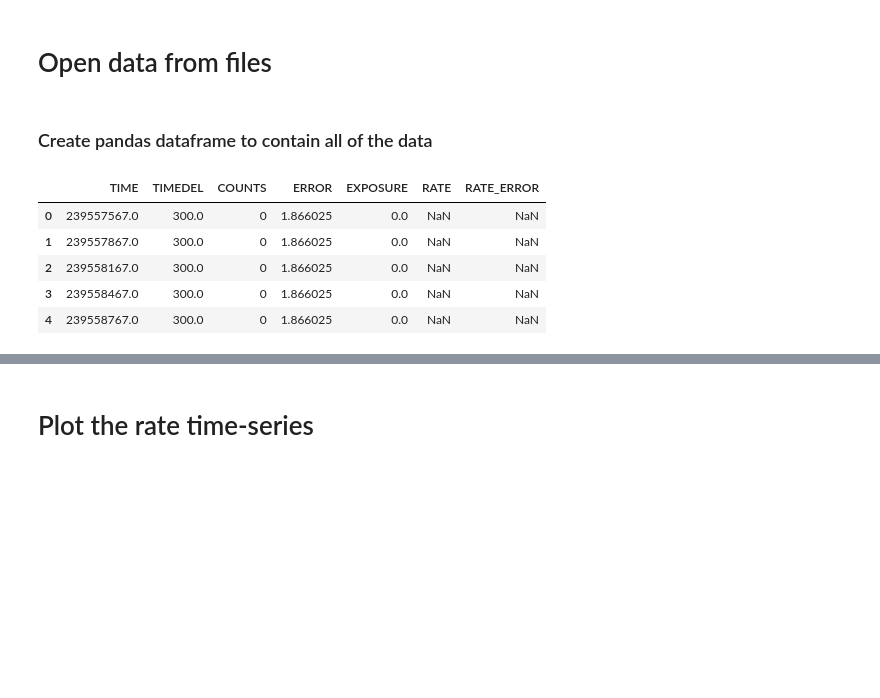
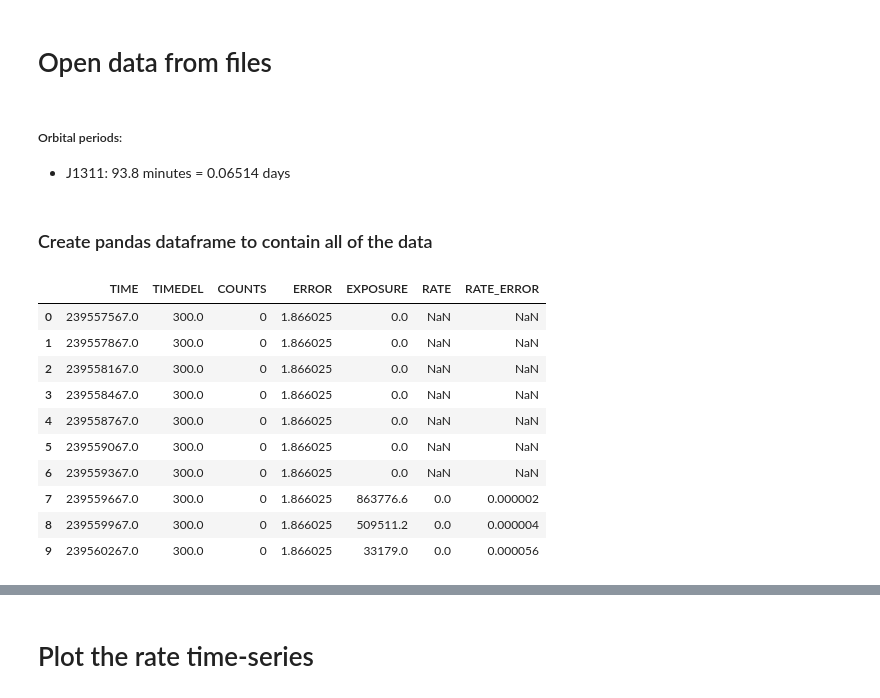
Before and after one commit to tphinkle/pulsar_time-variability, a Jupyter notebook: welch-ls.ipynb, the cells around one changed output, grey strips where cells are left out. Drawn from its saved outputs; the diff is of its cells as text; code cells hidden in the pictures; blank space fills up the shorter version.

```diff
--- a/welch-ls.ipynb
+++ b/welch-ls.ipynb
@@ -62,3 +87,6 @@ full_file_handle.close()
 new_full_file_handle.close()
 # %% [markdown]
 # Open data from files
+# %% [markdown]
+##### Orbital periods:
+- J1311: 93.8 minutes = 0.06514 days
@@ -71,10 +110,15 @@ full_df = pd.read_csv(full_file_path, sep = ',', header = None, names = ['TIME',
 # %%
-twogev_df.head()
+twogev_df.head(10)
 # %% [output]
 |  | TIME | TIMEDEL | COUNTS | ERROR | EXPOSURE | RATE | RATE_ERROR |
 | 0 | 239557567.0 | 300.0 | 0 | 1.866025 | 0.0 | NaN | NaN |
 | 1 | 239557867.0 | 300.0 | 0 | 1.866025 | 0.0 | NaN | NaN |
 | 2 | 239558167.0 | 300.0 | 0 | 1.866025 | 0.0 | NaN | NaN |
 | 3 | 239558467.0 | 300.0 | 0 | 1.866025 | 0.0 | NaN | NaN |
 | 4 | 239558767.0 | 300.0 | 0 | 1.866025 | 0.0 | NaN | NaN |
+| 5 | 239559067.0 | 300.0 | 0 | 1.866025 | 0.0 | NaN | NaN |
+| 6 | 239559367.0 | 300.0 | 0 | 1.866025 | 0.0 | NaN | NaN |
+| 7 | 239559667.0 | 300.0 | 0 | 1.866025 | 863776.6 | 0.0 | 0.000002 |
+| 8 | 239559967.0 | 300.0 | 0 | 1.866025 | 509511.2 | 0.0 | 0.000004 |
+| 9 | 239560267.0 | 300.0 | 0 | 1.866025 | 33179.0 | 0.0 | 0.000056 |
 # %%
```
Also changed, not shown: parts of 39 cells of this notebook.
